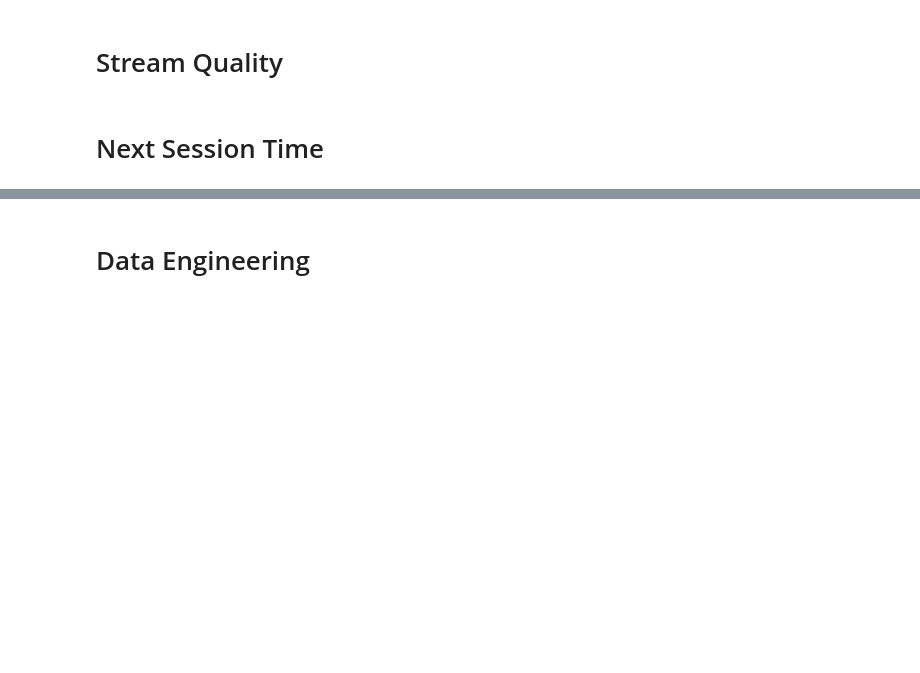
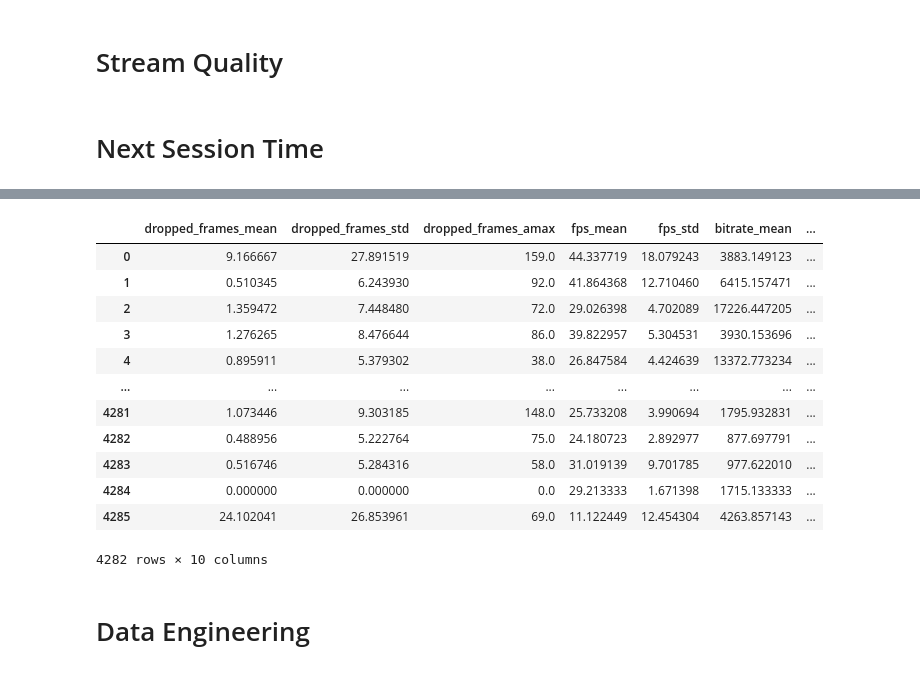
Before and after one commit to VecnaSecrets/sdp_assignment_2, a Jupyter notebook: main.ipynb, the cells around one changed output, grey strips where cells are left out. Saved outputs shown, nothing was run; the diff lists cells and outputs as text; code cells hidden in the pictures; blank space fills up the shorter version.

```diff
--- a/main.ipynb
+++ b/main.ipynb
@@ -212,6 +283,22 @@ df = df.drop_duplicates()
 # df.to_csv(path_or_buf="output.csv")
 # %%
 # ProfileReport(df=df).to_file(output_file="df.html")
+# %%
+df
+# %% [output]
+|  | dropped_frames_mean | dropped_frames_std | dropped_frames_amax | fps_mean | fps_std | bitrate_mean | ... |
+| 0 | 9.166667 | 27.891519 | 159.0 | 44.337719 | 18.079243 | 3883.149123 | ... |
+| 1 | 0.510345 | 6.243930 | 92.0 | 41.864368 | 12.710460 | 6415.157471 | ... |
+| 2 | 1.359472 | 7.448480 | 72.0 | 29.026398 | 4.702089 | 17226.447205 | ... |
+| 3 | 1.276265 | 8.476644 | 86.0 | 39.822957 | 5.304531 | 3930.153696 | ... |
+| 4 | 0.895911 | 5.379302 | 38.0 | 26.847584 | 4.424639 | 13372.773234 | ... |
+| ... | ... | ... | ... | ... | ... | ... | ... |
+| 4281 | 1.073446 | 9.303185 | 148.0 | 25.733208 | 3.990694 | 1795.932831 | ... |
+| 4282 | 0.488956 | 5.222764 | 75.0 | 24.180723 | 2.892977 | 877.697791 | ... |
+| 4283 | 0.516746 | 5.284316 | 58.0 | 31.019139 | 9.701785 | 977.622010 | ... |
+| 4284 | 0.000000 | 0.000000 | 0.0 | 29.213333 | 1.671398 | 1715.133333 | ... |
+| 4285 | 24.102041 | 26.853961 | 69.0 | 11.122449 | 12.454304 | 4263.857143 | ... |
+4282 rows × 10 columns
 # %% [markdown]
 # Data Engineering
 # %%
```
Also changed, not shown: parts of 9 cells of this notebook.
